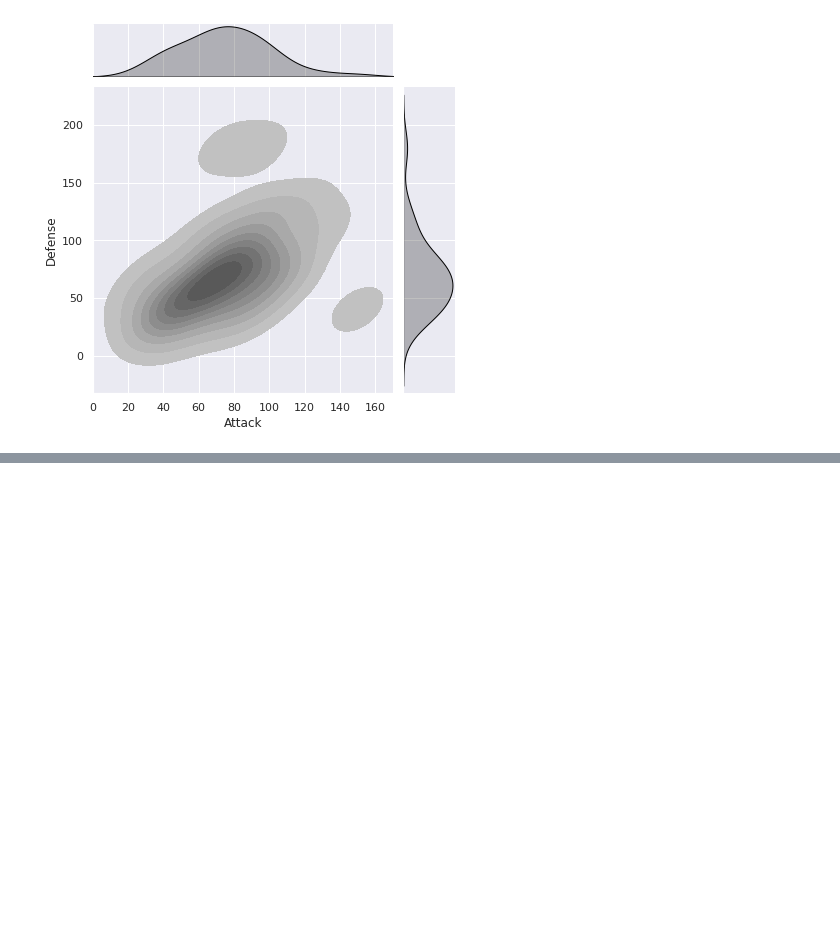
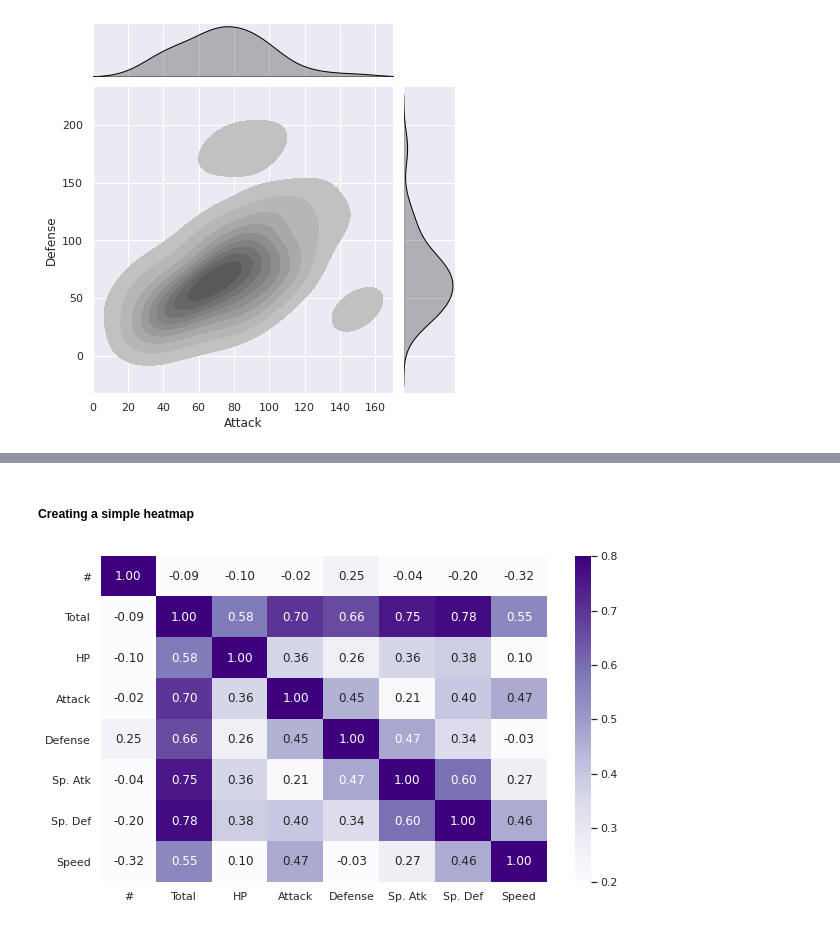
Before and after one commit to Sureshkrishh/Datascience-notes, a Jupyter notebook: 1. Python/012. Seaborn.ipynb, the cells around one changed output, grey strips where cells are left out. Saved outputs shown, nothing was run; the diff lists cells and outputs as text; code cells hidden in the pictures; blank space fills up the shorter version.

```diff
--- a/1. Python/012. Seaborn.ipynb
+++ b/1. Python/012. Seaborn.ipynb
@@ -205,0 +217,16 @@ pkmn.head()
+# %% [markdown]
+##### Creating a simple heatmap
+# %%
+sns.set_theme(style='white')
+
+plt.subplots(figsize=(10,6))
+sns.heatmap(pkmn.corr(),
+            annot = True,
+            fmt = '.2f',
+            vmin = 0.2,
+            vmax = 0.8,
+            cmap = 'Purples')
+
+plt.show()
+# %% [output]
+[figure, added]
```
Also changed, not shown: parts of 13 cells of this notebook.
